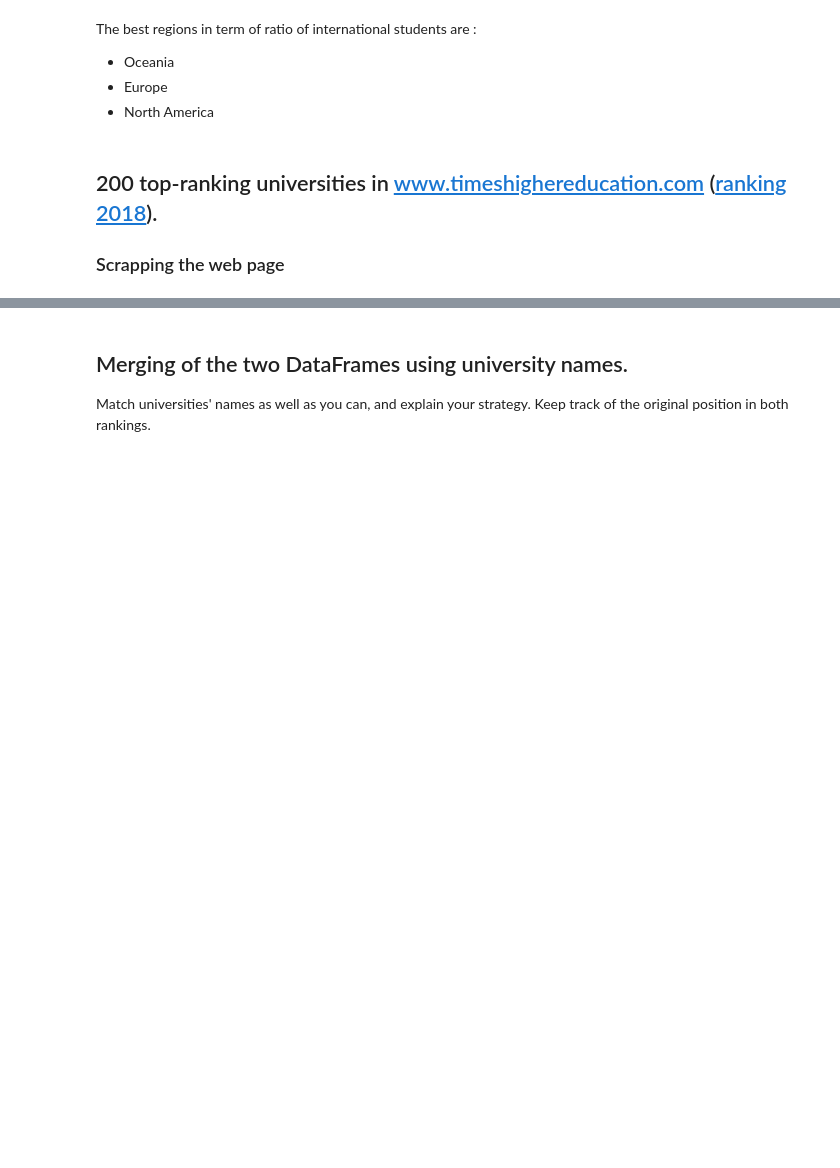
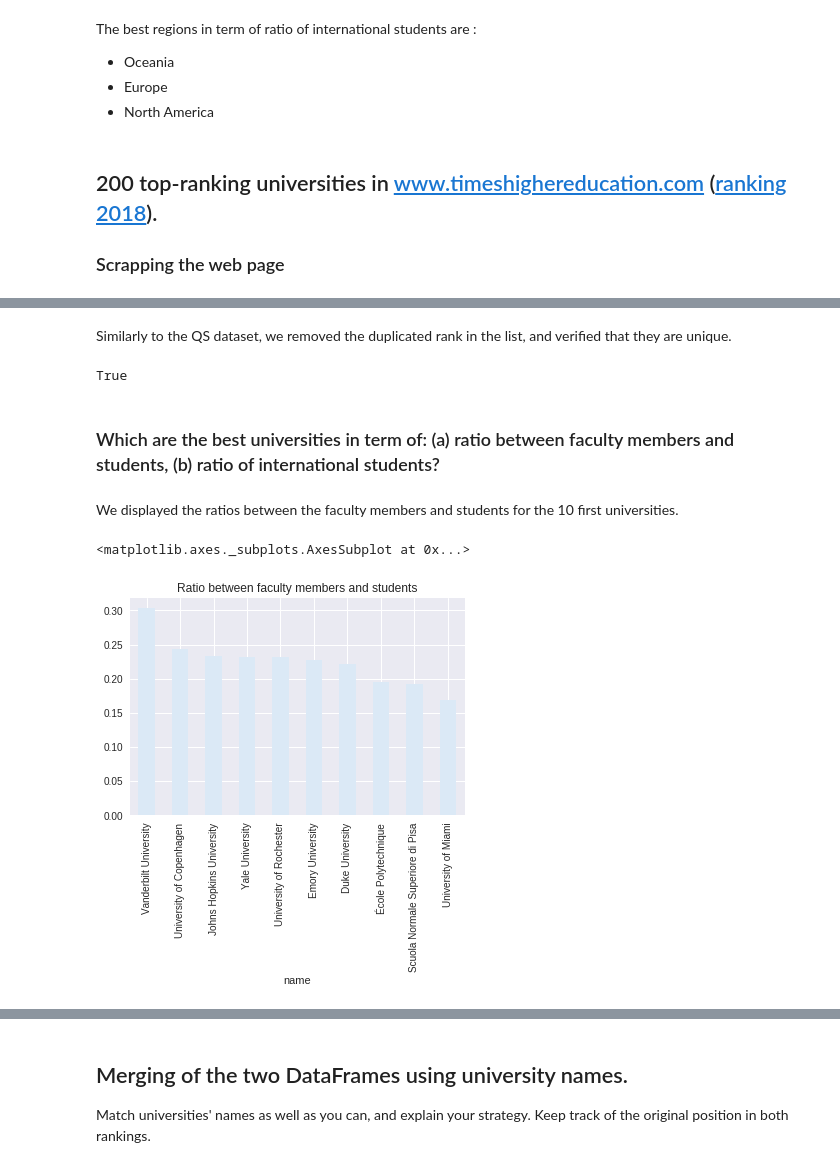
Before and after one commit to sbeuret/ADAProject_Bacsa_Beuret_Santarelli, a Jupyter notebook: 02 - Data from the Web/Homework 2.ipynb, the cells around one changed output, grey strips where cells are left out. Saved outputs shown, nothing was run; the diff lists cells and outputs as text; code cells hidden in the pictures; blank space fills up the shorter version.

```diff
--- a/02 - Data from the Web/Homework 2.ipynb
+++ b/02 - Data from the Web/Homework 2.ipynb
@@ -287,3 +311,29 @@ df_time.head()
+# %% [markdown]
+Similarly to the QS dataset, we removed the duplicated rank in the list, and verified that they are unique.
+# %%
+bool_dup = df_time['(Times) rank'].duplicated()
+ind_dup = bool_dup[bool_dup == True].index
+
+#until no more duplicates
+for ind in ind_dup :
+    #add +1 the all the ranks below this duplicate
+    df_time['(Times) rank'][ind : len(df_time['(Times) rank'])] = df_time['(Times) rank'][ind : len(df_time['(Times) rank']) ] + 1;
+
+print(df_time['(Times) rank'].is_unique)
+# %% [output]
+True
+# %% [markdown]
+### Which are the best universities in term of: (a) ratio between faculty members and students, (b) ratio of international students?
+# %% [markdown]
+We displayed the ratios between the faculty members and students for the 10 first universities.
+# %%
+df_time['(Times) faculty members/students']=df_time['(Times) #faculty members total'].astype('float64')/df_time['(Times) #students total']
+df_time['(Times) international students/ total students']=df_time['(Times) #students international'].astype('float64')/df_time['(Times) #students total']
+
+df_plot=df_time[['name','(Times) faculty members/students','(Times) international students/ total students']]
+df_plot.set_index(['name'],inplace=True) #set name of universities as index for the plot
 # %%
-df_time['(Times) faculty members/students']=df_time['(Times) #faculty members total'].astype('float64')/df_time['(Times) #students total']
-barplot = df_time.sort_values('(Times) faculty members/students',ascending=False)['(Times) faculty members/students'].head(10).plot(kind='bar')
+df_plot.sort_values('(Times) faculty members/students',ascending=False)['(Times) faculty members/students'].head(10).plot(kind='bar', title='Ratio between faculty members and students')
+# %% [output]
+<matplotlib.axes._subplots.AxesSubplot at 0x...>
+[figure, added]
```
Also changed, not shown: parts of 33 cells of this notebook.
